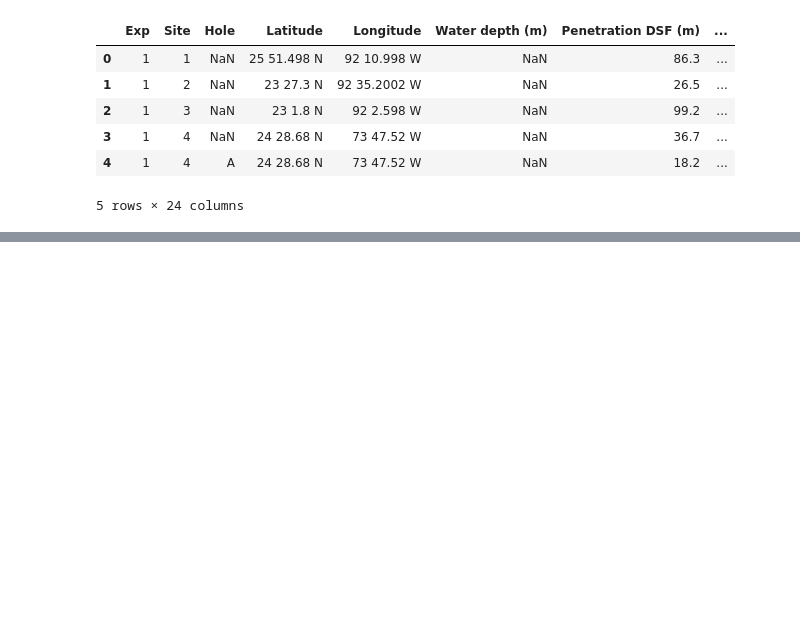
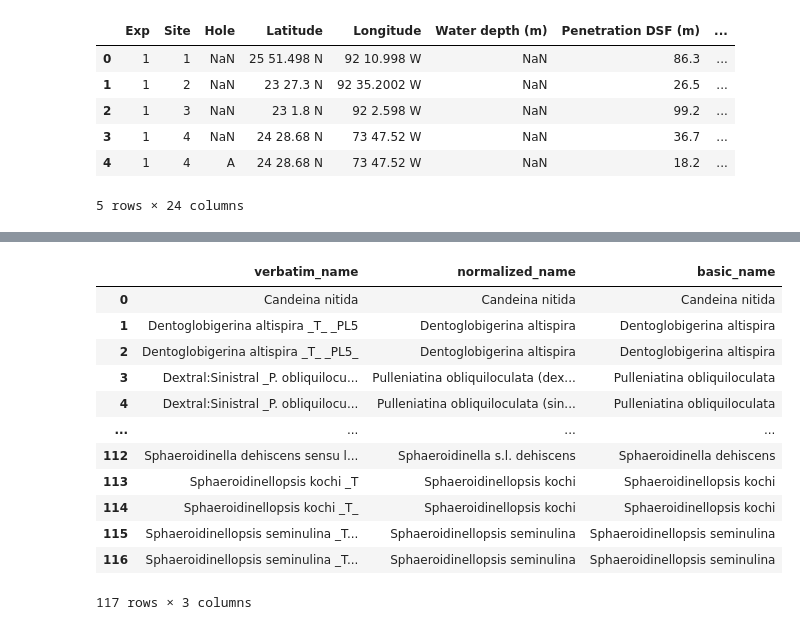
Before and after one commit to throughput-ec/ec_workshops_py, a Jupyter notebook: data_cleaning/notebooks/prepare_files.ipynb, the cells around one changed output, grey strips where cells are left out. Drawn from its saved outputs; the diff is of its cells as text; code cells hidden in the pictures; blank space fills up the shorter version.

```diff
--- a/data_cleaning/notebooks/prepare_files.ipynb
+++ b/data_cleaning/notebooks/prepare_files.ipynb
@@ -66,0 +133,17 @@ hole_df.to_csv(hole_path, index=False)
+# %%
+taxa_df = merged_df[['verbatim_name', 'normalized_name', 'basic_name']]
+taxa_df
+# %% [output]
+|  | verbatim_name | normalized_name | basic_name |
+| 0 | Candeina nitida | Candeina nitida | Candeina nitida |
+| 1 | Dentoglobigerina altispira _T_ _PL5 | Dentoglobigerina altispira | Dentoglobigerina altispira |
+| 2 | Dentoglobigerina altispira _T_ _PL5_ | Dentoglobigerina altispira | Dentoglobigerina altispira |
+| 3 | Dextral:Sinistral _P. obliquilocu... | Pulleniatina obliquiloculata (dex... | Pulleniatina obliquiloculata |
+| 4 | Dextral:Sinistral _P. obliquilocu... | Pulleniatina obliquiloculata (sin... | Pulleniatina obliquiloculata |
+| ... | ... | ... | ... |
+| 112 | Sphaeroidinella dehiscens sensu l... | Sphaeroidinella s.l. dehiscens | Sphaeroidinella dehiscens |
+| 113 | Sphaeroidinellopsis kochi _T | Sphaeroidinellopsis kochi | Sphaeroidinellopsis kochi |
+| 114 | Sphaeroidinellopsis kochi _T_ | Sphaeroidinellopsis kochi | Sphaeroidinellopsis kochi |
+| 115 | Sphaeroidinellopsis seminulina _T... | Sphaeroidinellopsis seminulina | Sphaeroidinellopsis seminulina |
+| 116 | Sphaeroidinellopsis seminulina _T... | Sphaeroidinellopsis seminulina | Sphaeroidinellopsis seminulina |
+117 rows × 3 columns
```
Also changed, not shown: parts of 8 cells of this notebook.
